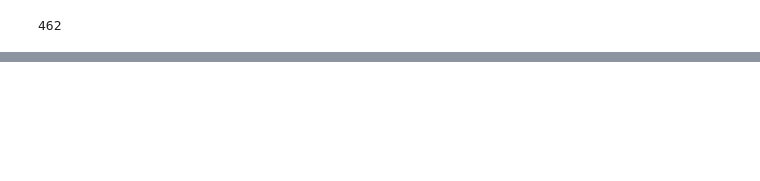
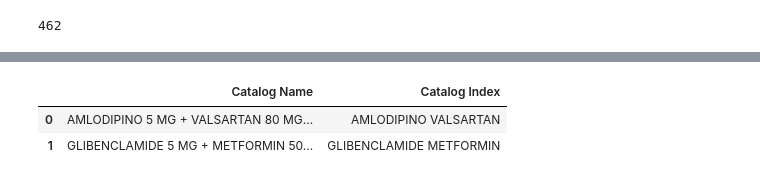
Before and after one commit to wenjunc2/PAHO-Drug-Data-Cleaning-Summer-2022, a Jupyter notebook: 普通编程.ipynb, the cells around one changed output, grey strips where cells are left out. Drawn from its saved outputs; the diff is of its cells as text; code cells hidden in the pictures; blank space fills up the shorter version.

```diff
--- a/普通编程.ipynb
+++ b/普通编程.ipynb
@@ -164,0 +344,6 @@ CatalogIndexData_df
+# %%
+newCatalogIndexData_df[:2]
+# %% [output]
+|  | Catalog Name | Catalog Index |
+| 0 | AMLODIPINO 5 MG + VALSARTAN 80 MG... | AMLODIPINO VALSARTAN |
+| 1 | GLIBENCLAMIDE 5 MG + METFORMIN 50... | GLIBENCLAMIDE METFORMIN |
```
Also changed, not shown: parts of 48 cells of this notebook.
